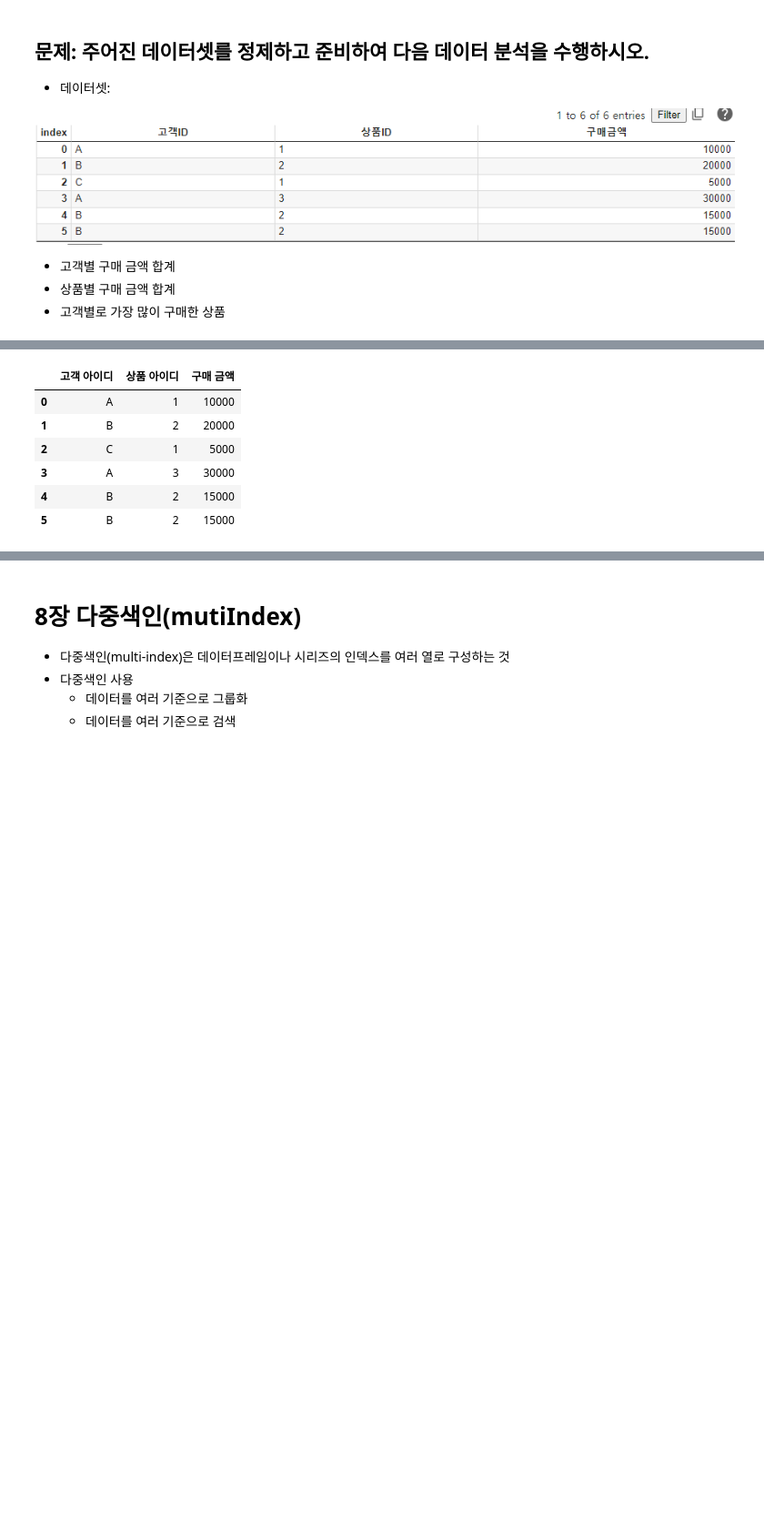
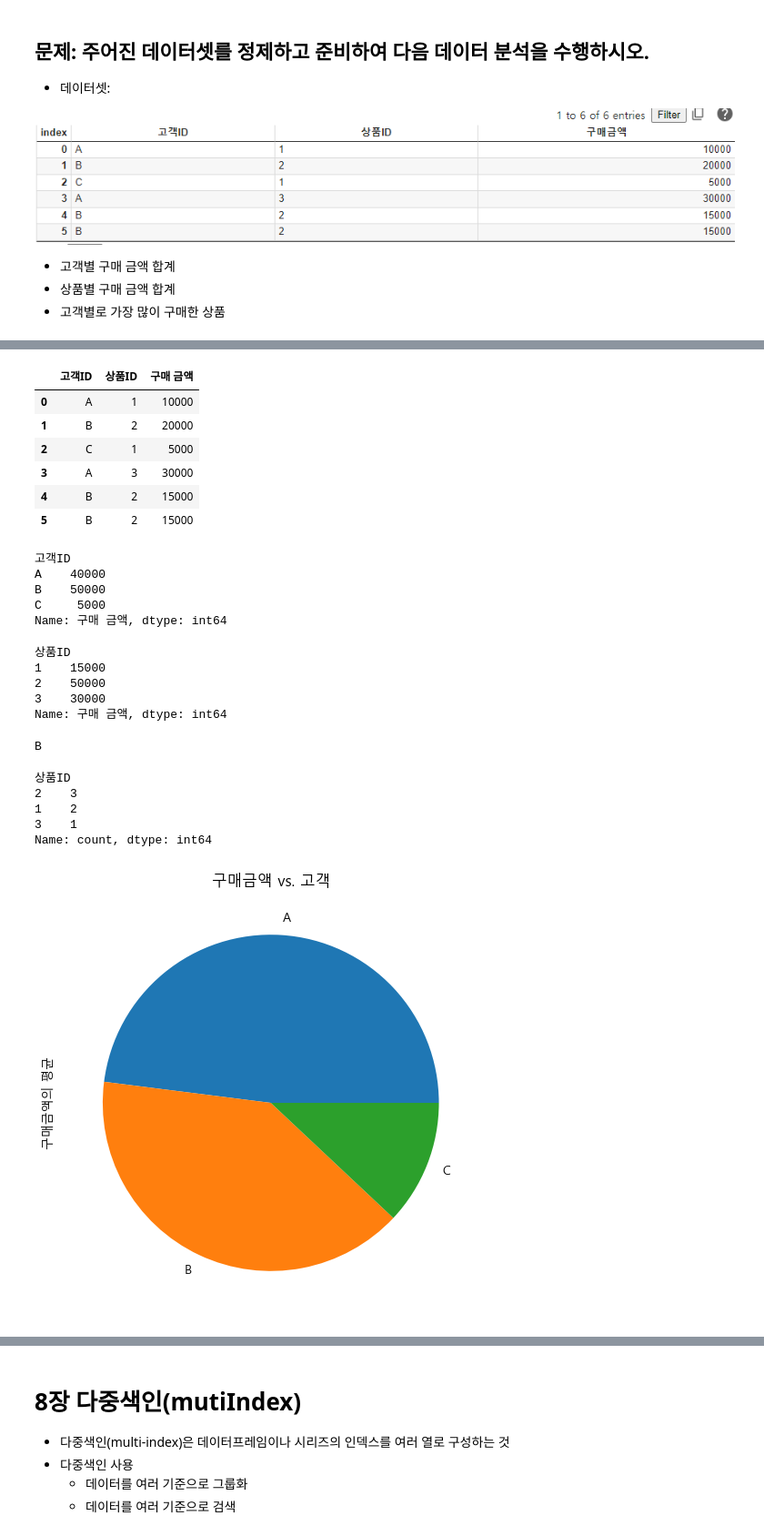
Before and after one commit to novoodi/python_basic_2, a Jupyter notebook: data_analysis_05_01_class.ipynb, the cells around one changed output, grey strips where cells are left out. Shown at 91% size. Saved outputs shown, nothing was run; the diff lists cells and outputs as text; code cells hidden in the pictures; blank space fills up the shorter version.

```diff
--- a/data_analysis_05_01_class.ipynb
+++ b/data_analysis_05_01_class.ipynb
@@ -163,13 +157,13 @@ df1.drop_duplicates(subset=["고객 아이디","상품 아이디","구매 금액
 # 1) 고객ID 와 상품ID의 값을 기준으로 데이/ 터프레임의 행을 내림차순으로 정렬하기 : sort_values()
 ## by를 통해서원하는 컬럼을 선택해서 정렬 ascending False 내림차순 True 오름차순
 ## index는 상관 없음 ## 아이디를 기준으로 영어 알파벳 순서대로 정렬 된 것을 알 수 았다.
-df1.sort_values(by=["고객 아이디"], ascending = True)
+df1.sort_values(by=["고객ID"], ascending = True)
 
 # 2) 데이터프레임의 기존의 인덱스을 변경 또는 재설정하기
 df2 = df1.reset_index(drop = True)
 df2
 # %% [output]
-|  | 고객 아이디 | 상품 아이디 | 구매 금액 |
+|  | 고객ID | 상품ID | 구매 금액 |
 | 0 | A | 1 | 10000 |
 | 1 | B | 2 | 20000 |
 | 2 | C | 1 | 5000 |
@@ -180,9 +174,36 @@ df2
 # 데이터분석하기
 ## 직접 해보기 이번 시간 끊난 후에
 # 1) 고객별 구매 금액 합계를 계산하기
+result = df1.groupby(['고객ID'])["구매 금액"].sum()
+print(result)
+# %% [output]
+고객ID
+A    40000
+B    50000
+C     5000
+Name: 구매 금액, dtype: int64
 # %%
 # 2) 상품별 구매 금액 합계를 계산하기
+result = df1.groupby(['상품ID'])["구매 금액"].sum()
+print(result)
+# %% [output]
+상품ID
+1    15000
+2    50000
+3    30000
+Name: 구매 금액, dtype: int64
 # %%
 # 3) 상위 최우수 고객 2명 필터링하기
+result = df1.groupby(['고객ID'])["구매 금액"].sum().sort_values(ascending = False)[:2]
+print(result.idxmax())
+# %% [output]
+B
 # %%
 # 4) 고객에서 가장 인기있는 상품 찾기
+df1["상품ID"].value_counts()
+# %% [output]
+상품ID
+2    3
+1    2
+3    1
+Name: count, dtype: int64
@@ -192,0 +210,10 @@ df2
+# %%
+# 5) 고객ID별 구매금액의 평균를 계산하고 시각화하기
+result = round(df1.groupby(["고객ID"])["구매 금액"].mean())
+result.plot(kind = "pie", color = "red")
+#result.plot(kind = "bar", color = "green")
+plt.title("구매금액 vs. 고객") ## 이름 만들기
+plt.ylabel("구매금액의 평균")
+plt.show()
+# %% [output]
+[figure, added]
```
Also changed, not shown: parts of 23 cells of this notebook.
